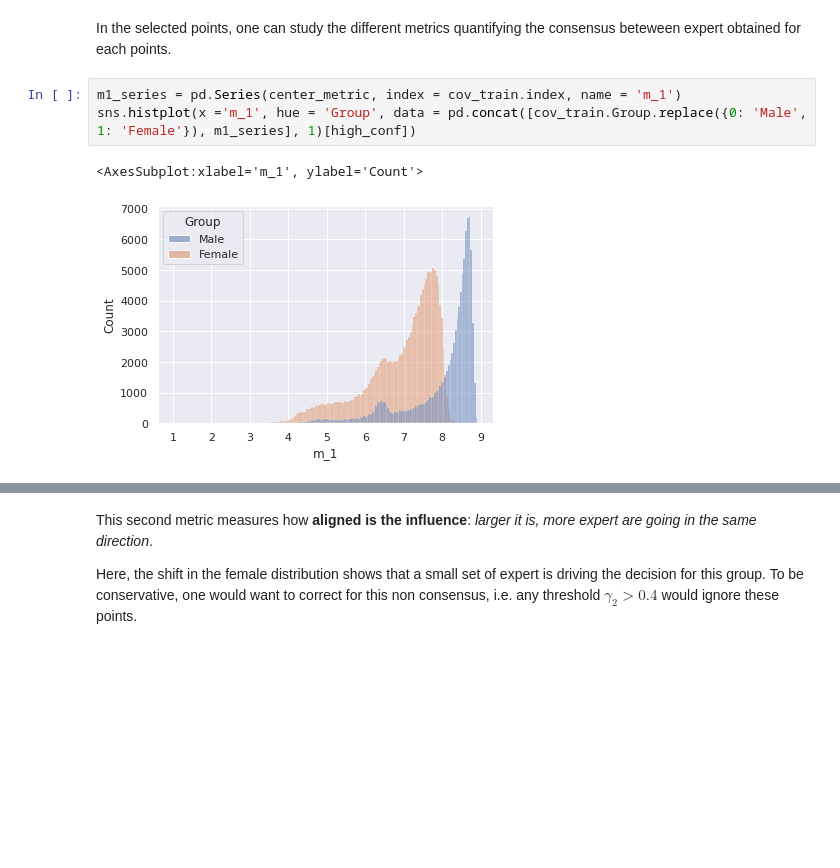
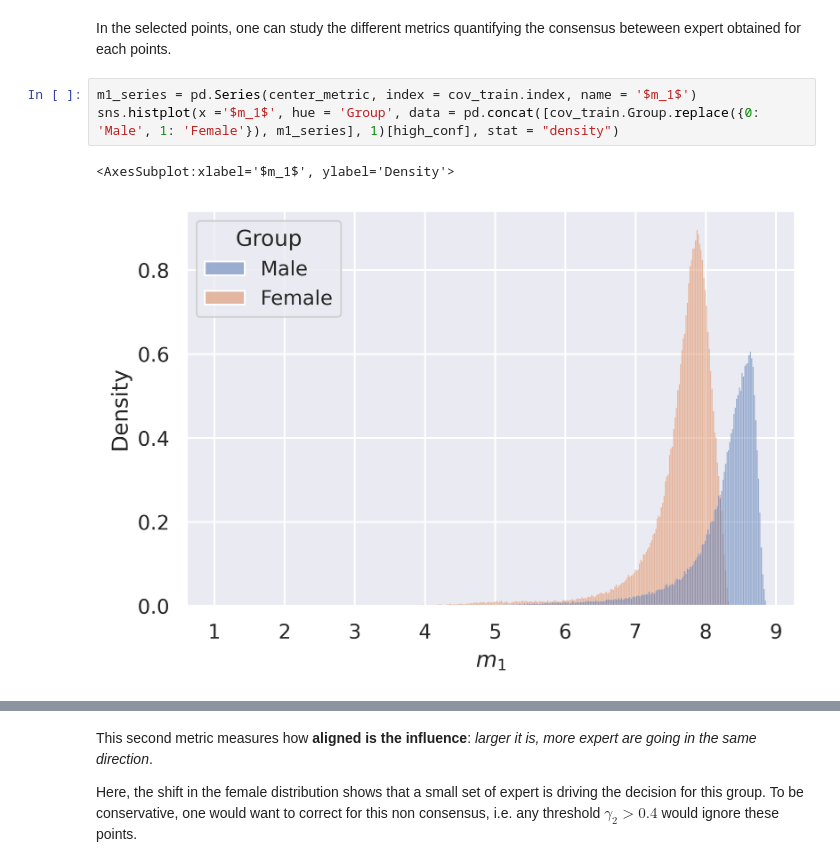
Before and after one commit to mariadea/influence-labelers, a Jupyter notebook: example/Tutorial.ipynb, the cells around one changed output, grey strips where cells are left out. Saved outputs shown, nothing was run; the diff lists cells and outputs as text; blank space fills up the shorter version.

```diff
--- a/example/Tutorial.ipynb
+++ b/example/Tutorial.ipynb
@@ -124,9 +125,9 @@ high_conf = (predictions > (1 - delta)) | (predictions < delta)
 # %% [markdown]
 In the selected points, one can study the different metrics quantifying the consensus beteween expert obtained for each points.
 # %%
-m1_series = pd.Series(center_metric, index = cov_train.index, name = 'm_1')
-sns.histplot(x ='m_1', hue = 'Group', data = pd.concat([cov_train.Group.replace({0: 'Male', 1: 'Female'}), m1_series], 1)[high_conf])
+m1_series = pd.Series(center_metric, index = cov_train.index, name = '$m_1$')
+sns.histplot(x ='$m_1$', hue = 'Group', data = pd.concat([cov_train.Group.replace({0: 'Male', 1: 'Female'}), m1_series], 1)[high_conf], stat = "density")
 # %% [output]
-<AxesSubplot:xlabel='m_1', ylabel='Count'>
+<AxesSubplot:xlabel='$m_1$', ylabel='Density'>
-[figure, old version]
+[figure, new version]
 # %% [markdown]
```
Also changed, not shown: parts of 20 cells of this notebook, 1 other file.
